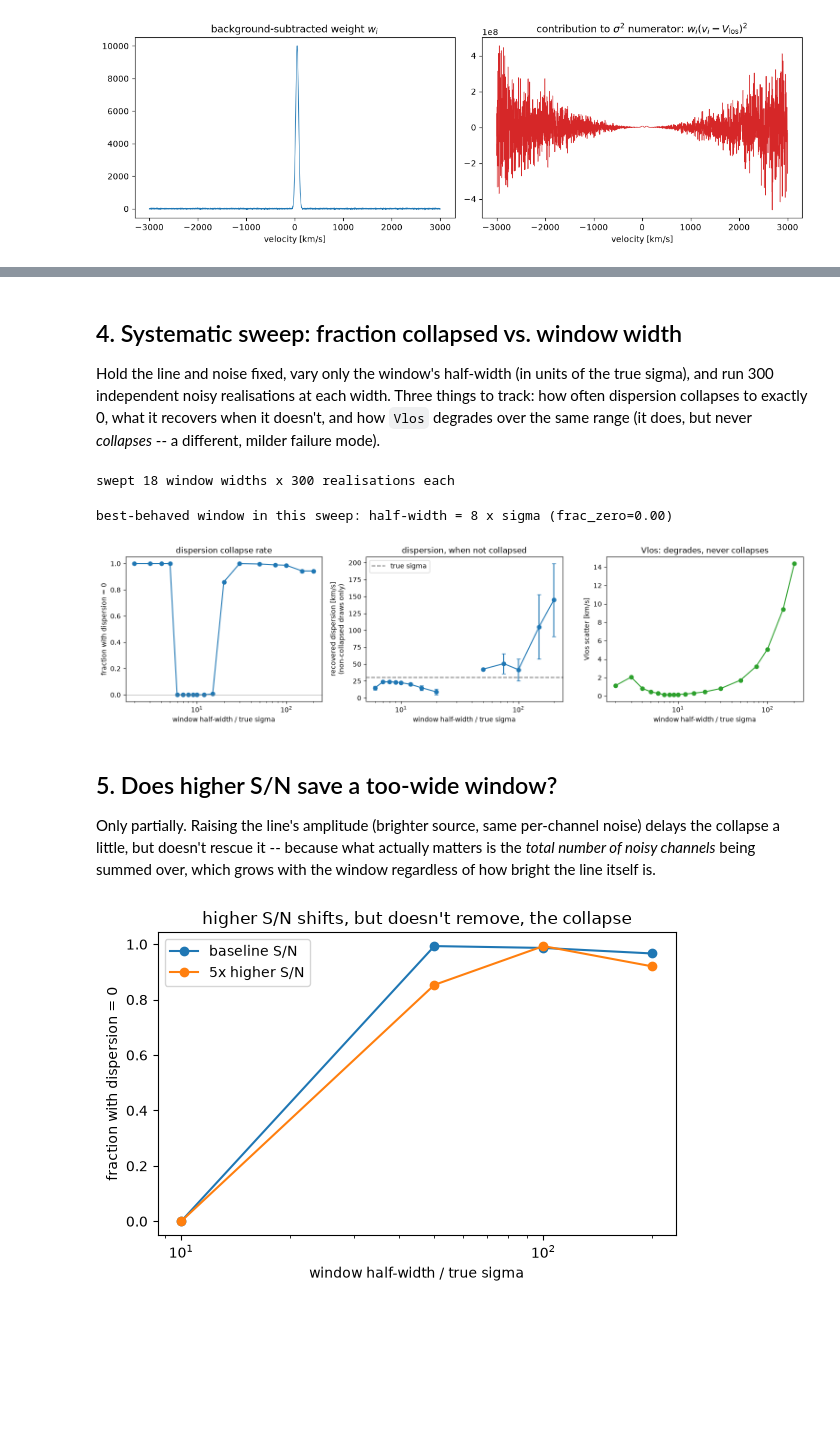
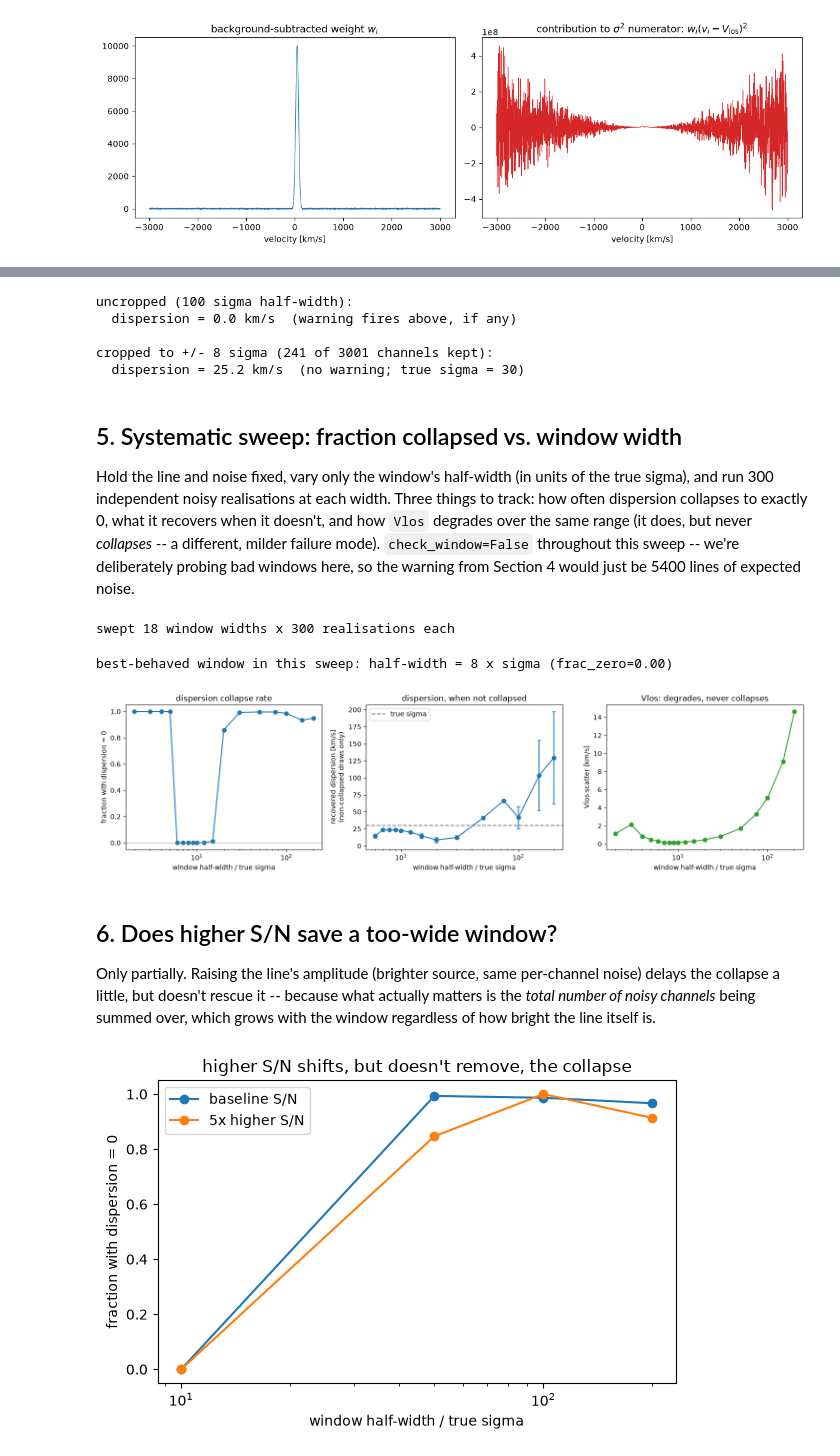
Before and after one commit to andrevitorelli/KINO, a Jupyter notebook: notebooks/07_moment_window_width_caveat.ipynb, the cells around one changed output, grey strips where cells are left out. Drawn from its saved outputs; the diff is of its cells as text; code cells hidden in the pictures; blank space fills up the shorter version.

```diff
--- a/notebooks/07_moment_window_width_caveat.ipynb
+++ b/notebooks/07_moment_window_width_caveat.ipynb
@@ -172,12 +186,41 @@ total (this is the numerator of sigma^2, before dividing by sum(w)): -8.808e+08
+# %%
+wide_cube = line_cube(
+    V0,
+    SIGMA_TRUE,
+    AMPLITUDE,
+    BACKGROUND,
+    VARIANCE_LEVEL,
+    100.0 * SIGMA_TRUE,
+    CHANNEL_WIDTH,
+    rng=rng,
+)
+
+print("uncropped (100 sigma half-width):")
+m_wide = compute_moment_maps(wide_cube, snr_threshold=0, subtract_background=True)
+print(f"  dispersion = {m_wide.dispersion[0, 0]:.1f} km/s  (warning fires above, if any)")
+
+cropped = crop_to_line(wide_cube, center=V0 * u.km / u.s, half_width=8 * SIGMA_TRUE * u.km / u.s)
+print(f"\ncropped to +/- 8 sigma ({cropped.shape[0]} of {wide_cube.shape[0]} channels kept):")
+m_cropped = compute_moment_maps(cropped, snr_threshold=0, subtract_background=True)
+disp_val = m_cropped.dispersion[0, 0]
+print(f"  dispersion = {disp_val:.1f} km/s  (no warning; true sigma = {SIGMA_TRUE:.0f})")
+# %% [output]
+uncropped (100 sigma half-width):
+  dispersion = 0.0 km/s  (warning fires above, if any)
+
+cropped to +/- 8 sigma (241 of 3001 channels kept):
+  dispersion = 25.2 km/s  (no warning; true sigma = 30)
 # %% [markdown]
-## 4. Systematic sweep: fraction collapsed vs. window width
+## 5. Systematic sweep: fraction collapsed vs. window width
 
 Hold the line and noise fixed, vary only the window's half-width (in
 units of the true sigma), and run 300 independent noisy realisations at
 each width. Three things to track: how often dispersion collapses to
 exactly 0, what it recovers when it doesn't, and how `Vlos` degrades over
 the same range (it does, but never *collapses* -- a different, milder
-failure mode).
+failure mode). `check_window=False` throughout this sweep -- we're
+deliberately probing bad windows here, so the warning from Section 4 would
+just be 5400 lines of expected noise.
 # %%
 ratios = [2, 3, 4, 5, 6, 7, 8, 9, 10, 12, 15, 20, 30, 50, 75, 100, 150, 200]
 n_mc = 300
@@ -201,7 +244,7 @@ for i, ratio in enumerate(ratios):
             CHANNEL_WIDTH,
             rng=rng,
         )
-        m = compute_moment_maps(cube, snr_threshold=0, subtract_background=True)
+        m = compute_moment_maps(cube, snr_threshold=0, subtract_background=True, check_window=False)
         disp_draws.append(m.dispersion[0, 0])
         vlos_draws.append(m.vlos[0, 0])
     disp_draws = np.array(disp_draws)
@@ -248,9 +291,9 @@ print(
 )
 # %% [output]
 best-behaved window in this sweep: half-width = 8 x sigma (frac_zero=0.00)
-[figure, old version]
+[figure, new version]
 # %% [markdown]
-## 5. Does higher S/N save a too-wide window?
+## 6. Does higher S/N save a too-wide window?
 
 Only partially. Raising the line's amplitude (brighter source, same
 per-channel noise) delays the collapse a little, but doesn't rescue it --
@@ -260,33 +303,35 @@ the line itself is.
 # %%
 wide_ratios = [10, 50, 100, 200]
 fig, ax = plt.subplots(figsize=(6, 4))
 for amp_mult, label in [(1, "baseline S/N"), (5, "5x higher S/N")]:
     fz = []
     for ratio in wide_ratios:
         n_zero = 0
         for _ in range(150):
             cube = line_cube(
                 V0,
                 SIGMA_TRUE,
                 AMPLITUDE * amp_mult,
                 BACKGROUND,
                 VARIANCE_LEVEL,
                 ratio * SIGMA_TRUE,
                 CHANNEL_WIDTH,
                 rng=rng,
             )
-            m = compute_moment_maps(cube, snr_threshold=0, subtract_background=True)
+            m = compute_moment_maps(
+                cube, snr_threshold=0, subtract_background=True, check_window=False
+            )
             n_zero += m.dispersion[0, 0] == 0
         fz.append(n_zero / 150)
     ax.plot(wide_ratios, fz, "o-", label=label)
 ax.set_xscale("log")
 ax.set_xlabel("window half-width / true sigma")
 ax.set_ylabel("fraction with dispersion = 0")
 ax.set_title("higher S/N shifts, but doesn't remove, the collapse")
 ax.legend()
 fig.tight_layout()
 # %% [output]
-[figure, old version]
+[figure, new version]
 # %% [markdown]
 ## What's next
 
```
Also changed, not shown: parts of 4 cells of this notebook, 7 other files.
